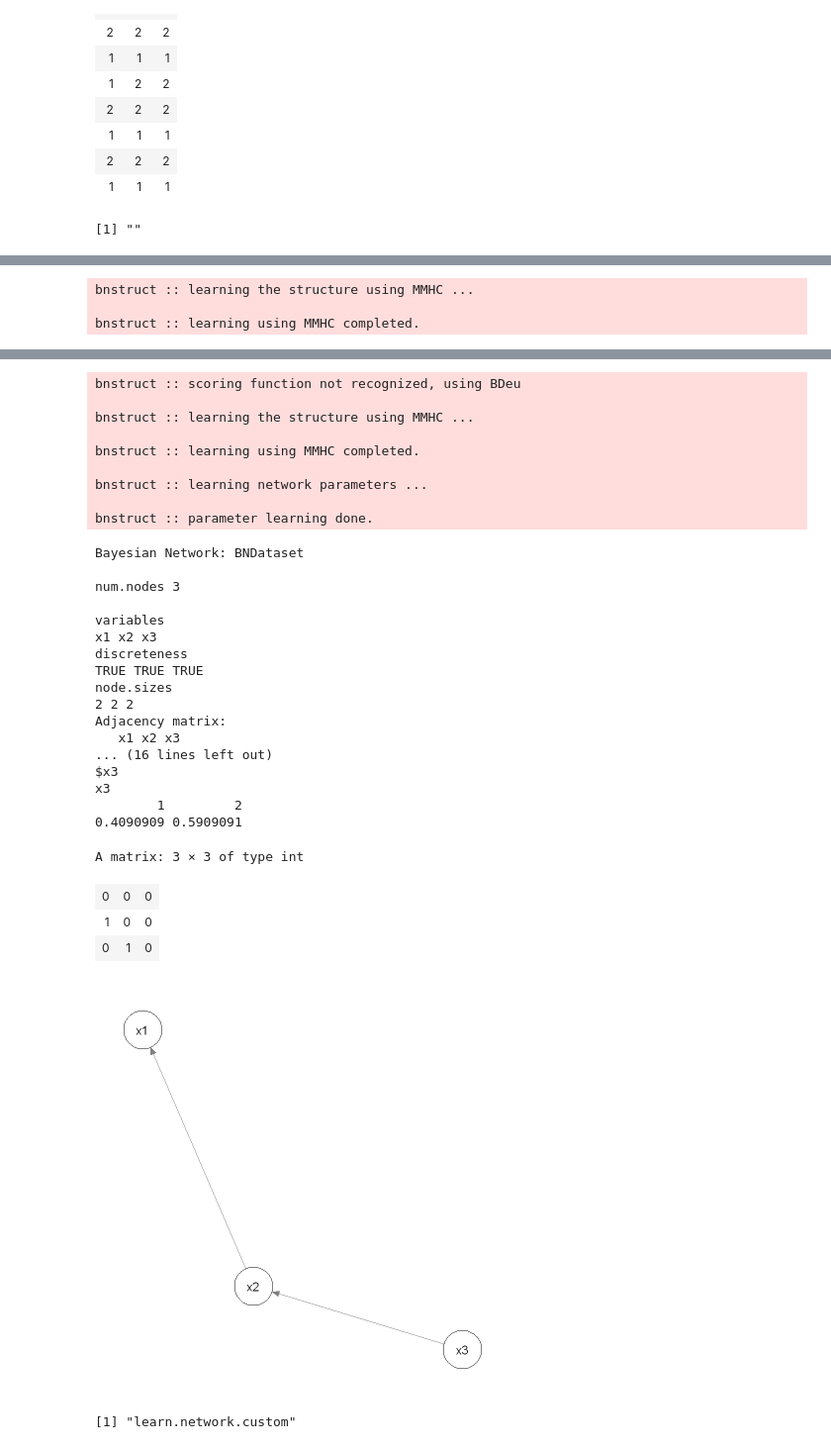
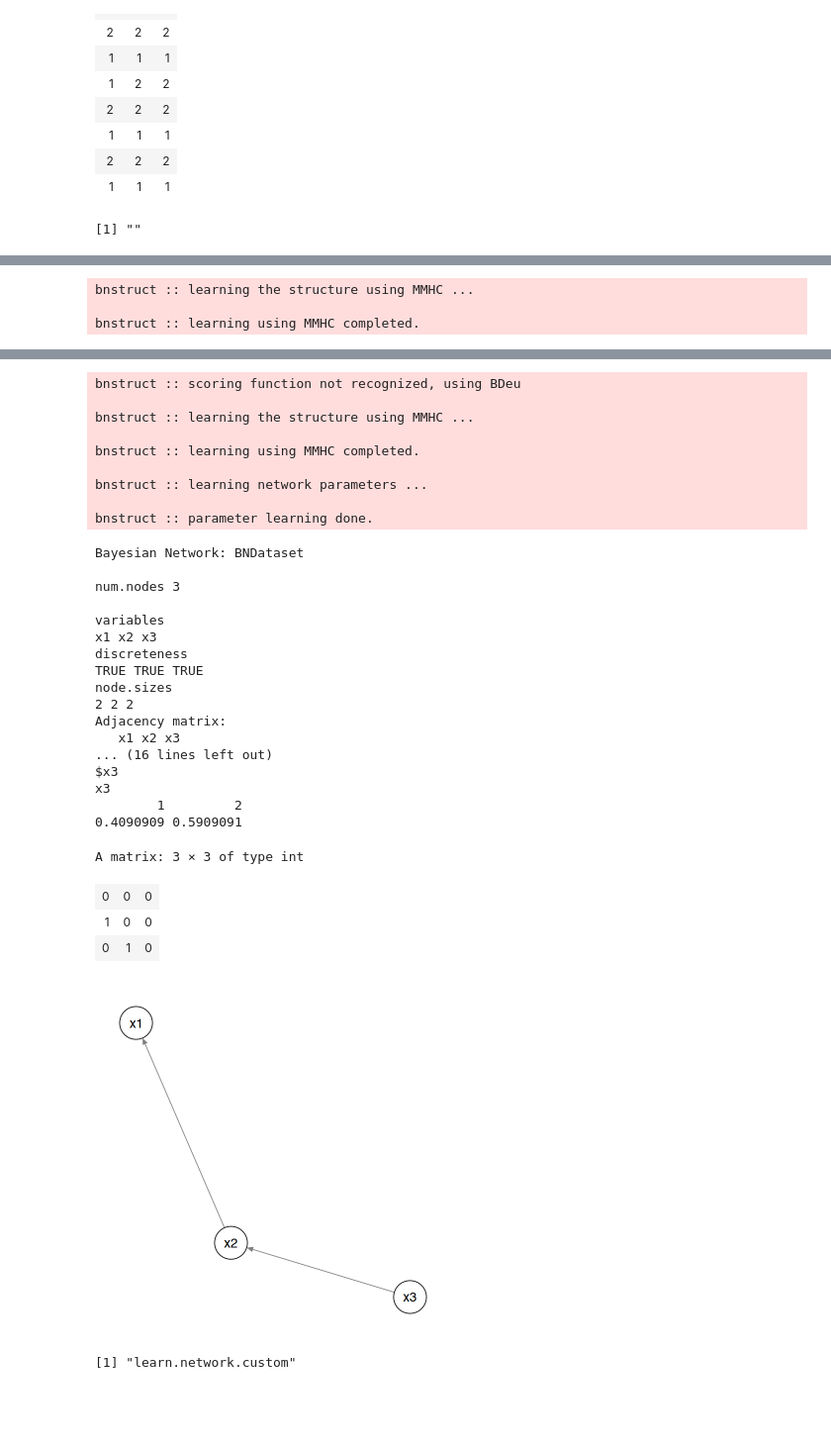
Before and after one commit to emabaci/Advanced-Statistics-Project, a Jupyter notebook: K2_Bayesian_Network.ipynb, the cells around one changed output, grey strips where cells are left out. Shown at 99% size. Saved outputs shown, nothing was run; the diff lists cells and outputs as text; code cells hidden in the pictures; blank space fills up the shorter version.

```diff
--- a/K2_Bayesian_Network.ipynb
+++ b/K2_Bayesian_Network.ipynb
@@ -265,18 +290,17 @@ K2 <- function(data, order=c(1,2,3), max.parents=3,
     }
     if(output.graph){
         qgraph(dag, nodeNames = g.nodes, layout = "spring",
-               legend=FALSE, theme = "colorblind", title = "DAG")
+               legend=FALSE, theme = "colorblind")#, title = "DAG")
     }
 
     output.list["score"] <- k2.score
     output.list["dag"] <- list(dag)
     return(output.list)
 }
-
 #network<-K2(D, output.prob=FALSE)
 #network
 
 
-network<-K2(D, f=score.log, output.prob=TRUE)
+network<-K2(D, f=score.log, output.prob=FALSE)
 network
 # %% [output]
@@ -319,18 +326,38 @@ $dag
 # %% [markdown]
 Due to its structure, the algorithm is sensitive to the initial ordering given as input, for completeness we report below the results obtained for each combination of the 3 variables
 # %%
+
 comb.scores <- function(data, from=1, to=3){
     orders <- permn(1:3)
     scores <- list()
 
     for(i in seq_along(orders)){
-        scores[i] <- K2(data, order = unlist(orders[i], use.names=FALSE), f=score.log,output.prob = FALSE)$score
+        scores[i] <- K2(data, order = unlist(orders[i], use.names=FALSE), f=score.log,output.prob = FALSE,
+                       output.graph=FALSE)$score
     }
 
     names(scores) <- sapply(orders, paste0, collapse="")
     return(as.data.frame(scores))
 }
 
+comb.dags <- function(data, from=1, to=3){
+
+
+    par(mfrow=c(1, 3))
+
+    orders <- permn(1:3)
+    scores <- list()
+
+    for(i in seq_along(orders)){
+       dag <-K2(data, order = unlist(orders[i], use.names=FALSE), f=score.log,output.prob = FALSE,
+                       output.graph=FALSE)$dag
+
+       qgraph(dag, nodeNames = names(D), layout = "spring", grous = D,
+               legend=TRUE, borders = TRUE, theme = "colorblind", esize=1)
+
+    }
+}
+
 comb.scores(D)
 # %% [output]
 A data.frame: 1 × 6
@@ -429,6 +477,7 @@ net <- learn.network(data.BND, algorithm='k2', scoring.func="k2")
 net
 
 dag(net)
+options(repr.plot.width=6, repr.plot.height=6)
 plot(net, method='qgraph')
 # %% [output]
 [1] ""
@@ -464,34 +513,34 @@ NULL
 bnstruct :: scoring function not recognized, using BDeu
 
 bnstruct :: learning the structure using MMHC ...
 
 bnstruct :: learning using MMHC completed.
 
 bnstruct :: learning network parameters ...
 
 bnstruct :: parameter learning done.
 Bayesian Network: BNDataset
 
 num.nodes 3
 
 variables
 x1 x2 x3
 discreteness
 TRUE TRUE TRUE
 node.sizes
 2 2 2
 Adjacency matrix:
    x1 x2 x3
 ... (16 lines left out)
 $x3
 x3
         1         2
 0.4090909 0.5909091
 A matrix: 3 × 3 of type int
 | 0 | 0 | 0 |
 | 1 | 0 | 0 |
 | 0 | 1 | 0 |
-[figure, old version]
+[figure, new version]
 # %%
 # don't know how to order the BN object
 
```
Also changed, not shown: parts of 29 cells of this notebook.
